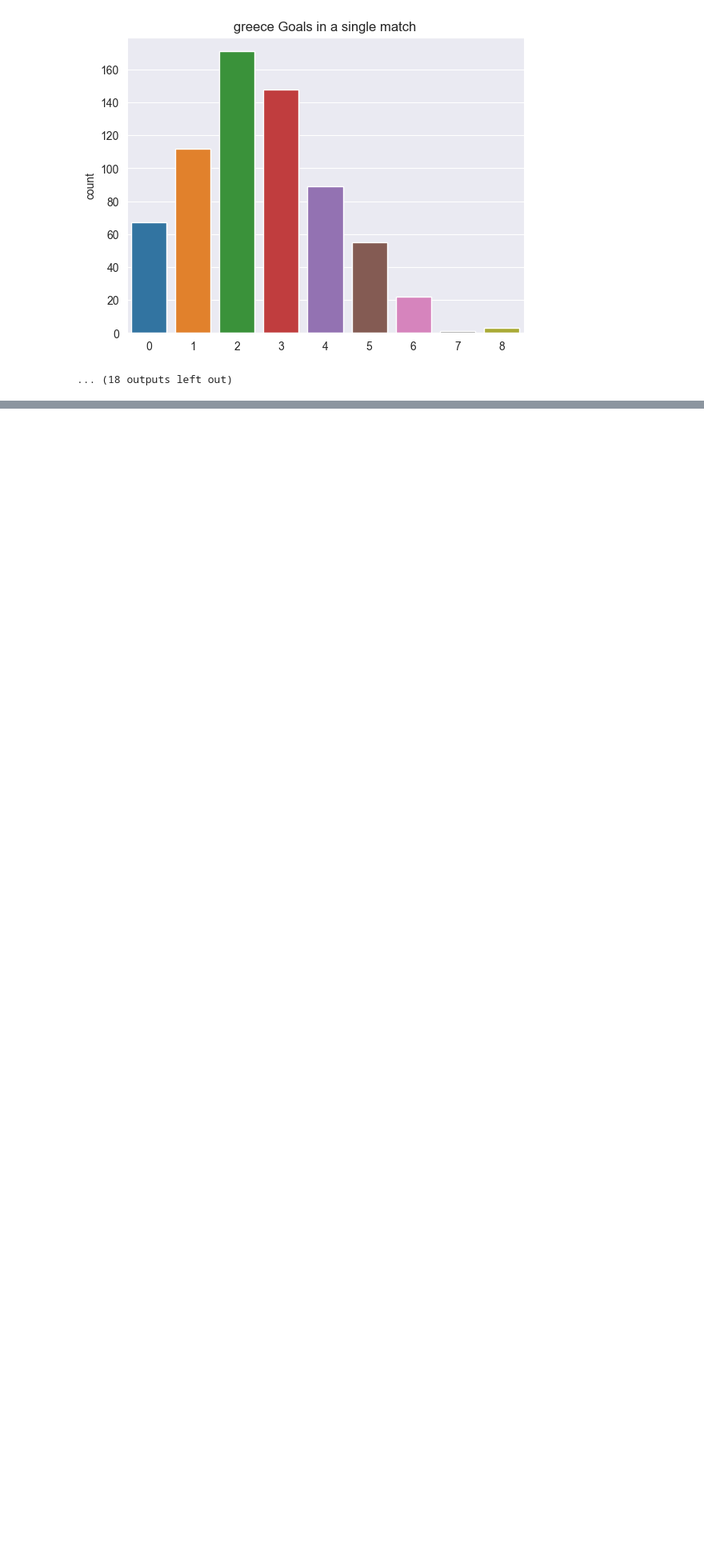
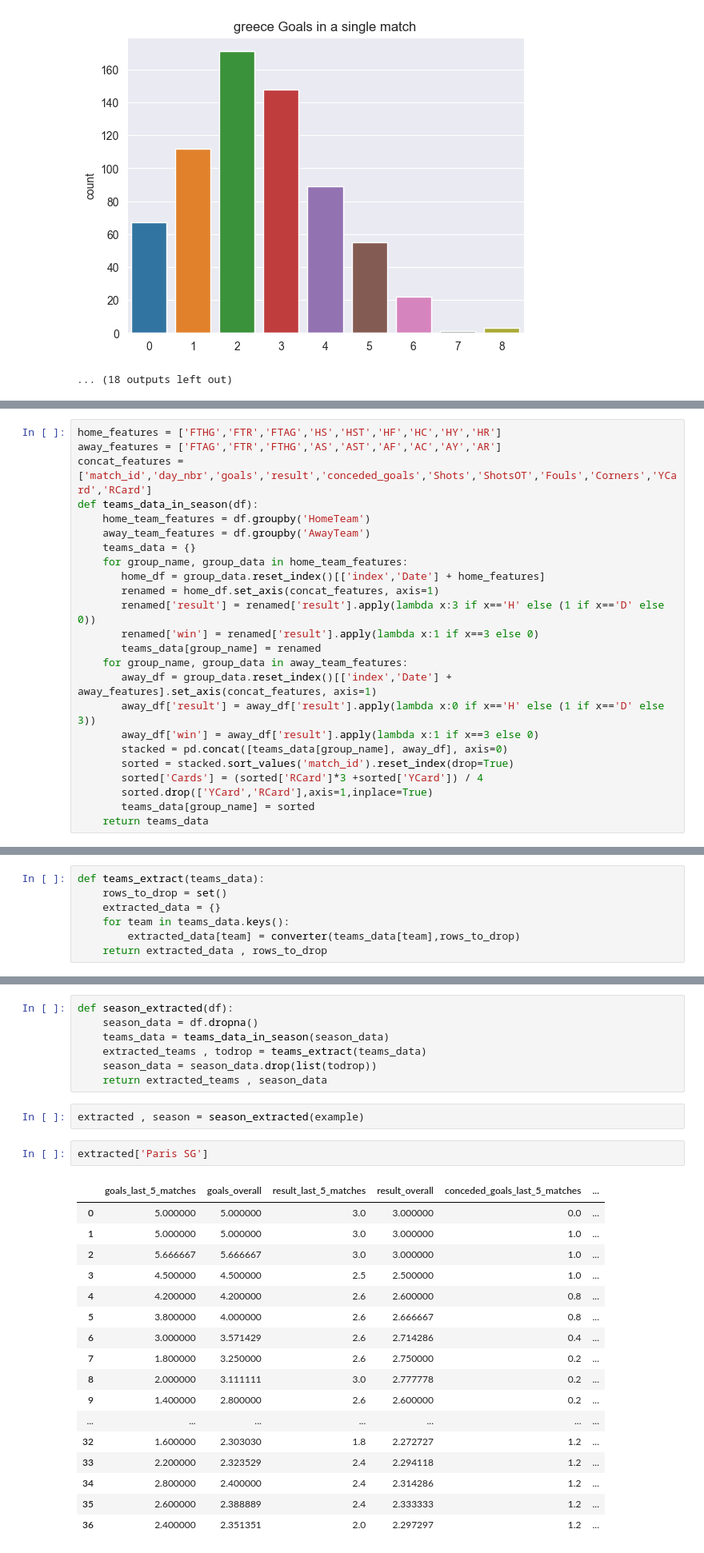
Before and after one commit to zak-soussi/Football_Match_Prediction, a Jupyter notebook: eda_preprocessing.ipynb, the cells around one changed output, grey strips where cells are left out. Shown: that part at 80% size. Saved outputs shown, nothing was run; the diff lists cells and outputs as text; blank space fills up the shorter version.

```diff
--- a/eda_preprocessing.ipynb
+++ b/eda_preprocessing.ipynb
@@ -48,0 +77,24 @@ for country in countries:
+# %%
+home_features = ['FTHG','FTR','FTAG','HS','HST','HF','HC','HY','HR']
+away_features = ['FTAG','FTR','FTHG','AS','AST','AF','AC','AY','AR']
+concat_features = ['match_id','day_nbr','goals','result','conceded_goals','Shots','ShotsOT','Fouls','Corners','YCard','RCard']
+def teams_data_in_season(df):
+    home_team_features = df.groupby('HomeTeam')
+    away_team_features = df.groupby('AwayTeam')
+    teams_data = {}
+    for group_name, group_data in home_team_features:
+       home_df = group_data.reset_index()[['index','Date'] + home_features]
+       renamed = home_df.set_axis(concat_features, axis=1)
+       renamed['result'] = renamed['result'].apply(lambda x:3 if x=='H' else (1 if x=='D' else 0))
+       renamed['win'] = renamed['result'].apply(lambda x:1 if x==3 else 0)
+       teams_data[group_name] = renamed
+    for group_name, group_data in away_team_features:
+       away_df = group_data.reset_index()[['index','Date'] + away_features].set_axis(concat_features, axis=1)
+       away_df['result'] = away_df['result'].apply(lambda x:0 if x=='H' else (1 if x=='D' else 3))
+       away_df['win'] = away_df['result'].apply(lambda x:1 if x==3 else 0)
+       stacked = pd.concat([teams_data[group_name], away_df], axis=0)
+       sorted = stacked.sort_values('match_id').reset_index(drop=True)
+       sorted['Cards'] = (sorted['RCard']*3 +sorted['YCard']) / 4
+       sorted.drop(['YCard','RCard'],axis=1,inplace=True)
+       teams_data[group_name] = sorted
+    return teams_data
@@ -48,0 +137,7 @@ for country in countries:
+# %%
+def teams_extract(teams_data):
+    rows_to_drop = set()
+    extracted_data = {}
+    for team in teams_data.keys():
+        extracted_data[team] = converter(teams_data[team],rows_to_drop)
+    return extracted_data , rows_to_drop
@@ -48,0 +146,29 @@ for country in countries:
+# %%
+def season_extracted(df):
+    season_data = df.dropna()
+    teams_data = teams_data_in_season(season_data)
+    extracted_teams , todrop = teams_extract(teams_data)
+    season_data = season_data.drop(list(todrop))
+    return extracted_teams , season_data
+# %%
+extracted , season = season_extracted(example)
+# %%
+extracted['Paris SG']
+# %% [output]
+|  | goals_last_5_matches | goals_overall | result_last_5_matches | result_overall | conceded_goals_last_5_matches | ... |
+| 0 | 5.000000 | 5.000000 | 3.0 | 3.000000 | 0.0 | ... |
+| 1 | 5.000000 | 5.000000 | 3.0 | 3.000000 | 1.0 | ... |
+| 2 | 5.666667 | 5.666667 | 3.0 | 3.000000 | 1.0 | ... |
+| 3 | 4.500000 | 4.500000 | 2.5 | 2.500000 | 1.0 | ... |
+| 4 | 4.200000 | 4.200000 | 2.6 | 2.600000 | 0.8 | ... |
+| 5 | 3.800000 | 4.000000 | 2.6 | 2.666667 | 0.8 | ... |
+| 6 | 3.000000 | 3.571429 | 2.6 | 2.714286 | 0.4 | ... |
+| 7 | 1.800000 | 3.250000 | 2.6 | 2.750000 | 0.2 | ... |
+| 8 | 2.000000 | 3.111111 | 3.0 | 2.777778 | 0.2 | ... |
+| 9 | 1.400000 | 2.800000 | 2.6 | 2.600000 | 0.2 | ... |
+| ... | ... | ... | ... | ... | ... | ... |
+| 32 | 1.600000 | 2.303030 | 1.8 | 2.272727 | 1.2 | ... |
+| 33 | 2.200000 | 2.323529 | 2.4 | 2.294118 | 1.2 | ... |
+| 34 | 2.800000 | 2.400000 | 2.4 | 2.314286 | 1.2 | ... |
+| 35 | 2.600000 | 2.388889 | 2.4 | 2.333333 | 1.2 | ... |
+| 36 | 2.400000 | 2.351351 | 2.0 | 2.297297 | 1.2 | ... |
```
Also changed, not shown: parts of 9 cells of this notebook.
